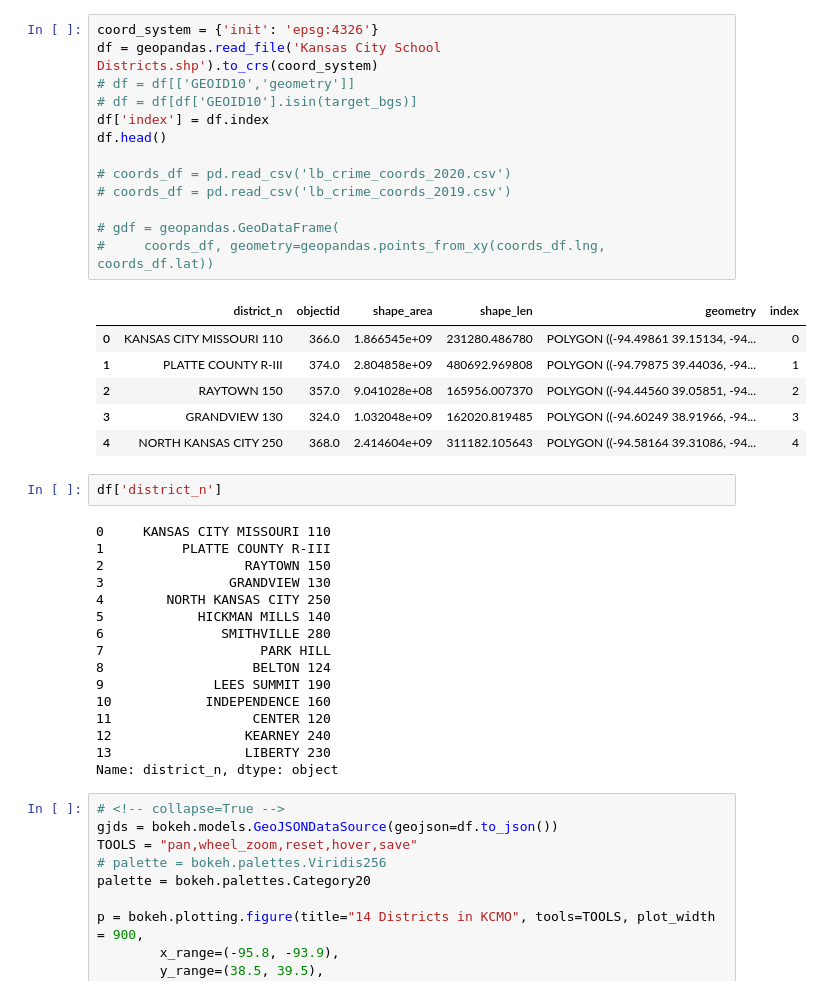
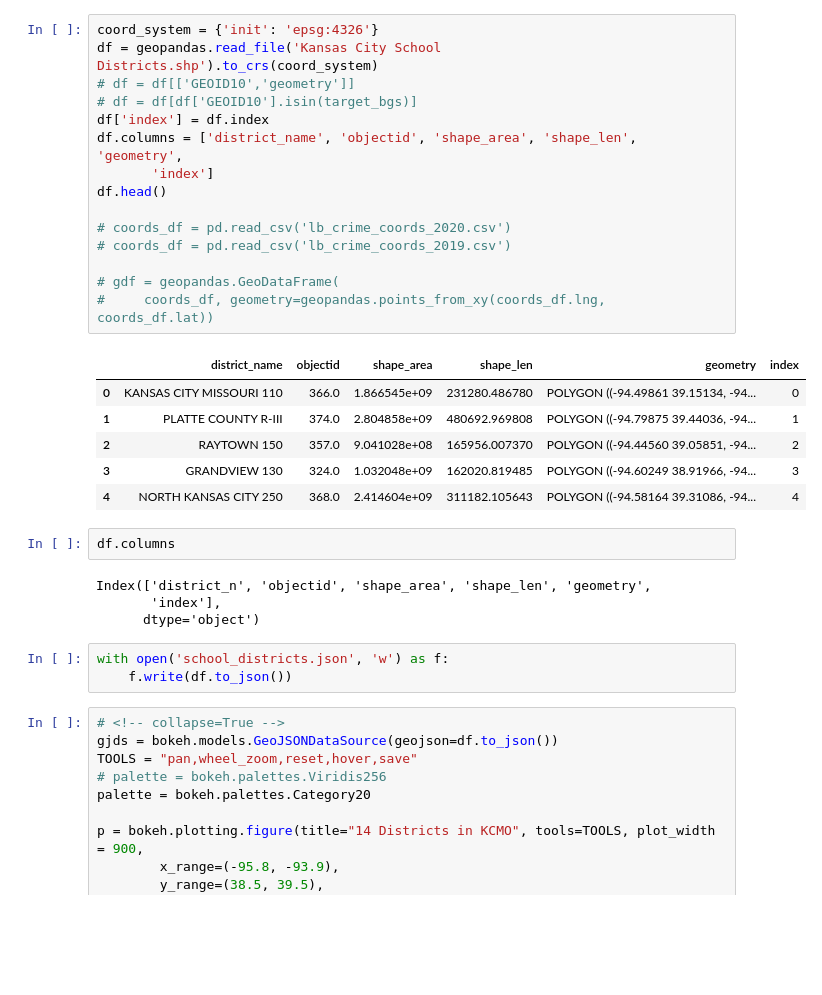
Before and after one commit to duyhho/NSFSCC-Python, a Jupyter notebook: School Districts/School Districts.ipynb, the cells around one changed output. Drawn from its saved outputs; the diff is of its cells as text; blank space fills up the shorter version.

```diff
--- a/School Districts/School Districts.ipynb
+++ b/School Districts/School Districts.ipynb
@@ -12,41 +12,34 @@ Loading BokehJS ...
 # %%
 coord_system = {'init': 'epsg:4326'}
 df = geopandas.read_file('Kansas City School Districts.shp').to_crs(coord_system)
 # df = df[['GEOID10','geometry']]
 # df = df[df['GEOID10'].isin(target_bgs)]
 df['index'] = df.index
+df.columns = ['district_name', 'objectid', 'shape_area', 'shape_len', 'geometry',
+       'index']
 df.head()
 
 # coords_df = pd.read_csv('lb_crime_coords_2020.csv')
 # coords_df = pd.read_csv('lb_crime_coords_2019.csv')
 
 # gdf = geopandas.GeoDataFrame(
 #     coords_df, geometry=geopandas.points_from_xy(coords_df.lng, coords_df.lat))
 # %% [output]
-|  | district_n | objectid | shape_area | shape_len | geometry | index |
+|  | district_name | objectid | shape_area | shape_len | geometry | index |
 | 0 | KANSAS CITY MISSOURI 110 | 366.0 | 1.866545e+09 | 231280.486780 | POLYGON ((-94.49861 39.15134, -94... | 0 |
 | 1 | PLATTE COUNTY R-III | 374.0 | 2.804858e+09 | 480692.969808 | POLYGON ((-94.79875 39.44036, -94... | 1 |
 | 2 | RAYTOWN 150 | 357.0 | 9.041028e+08 | 165956.007370 | POLYGON ((-94.44560 39.05851, -94... | 2 |
 | 3 | GRANDVIEW 130 | 324.0 | 1.032048e+09 | 162020.819485 | POLYGON ((-94.60249 38.91966, -94... | 3 |
 | 4 | NORTH KANSAS CITY 250 | 368.0 | 2.414604e+09 | 311182.105643 | POLYGON ((-94.58164 39.31086, -94... | 4 |
 # %%
-df['district_n']
+df.columns
 # %% [output]
-0     KANSAS CITY MISSOURI 110
-1          PLATTE COUNTY R-III
-2                  RAYTOWN 150
-3                GRANDVIEW 130
-4        NORTH KANSAS CITY 250
-5            HICKMAN MILLS 140
-6               SMITHVILLE 280
-7                    PARK HILL
-8                   BELTON 124
-9              LEES SUMMIT 190
-10            INDEPENDENCE 160
-11                  CENTER 120
-12                 KEARNEY 240
-13                 LIBERTY 230
-Name: district_n, dtype: object
+Index(['district_n', 'objectid', 'shape_area', 'shape_len', 'geometry',
+       'index'],
+      dtype='object')
+# %%
+with open('school_districts.json', 'w') as f:
+    f.write(df.to_json())
 # %%
 # <!-- collapse=True -->
 gjds = bokeh.models.GeoJSONDataSource(geojson=df.to_json())
```
Also changed, not shown: 1 other file.
